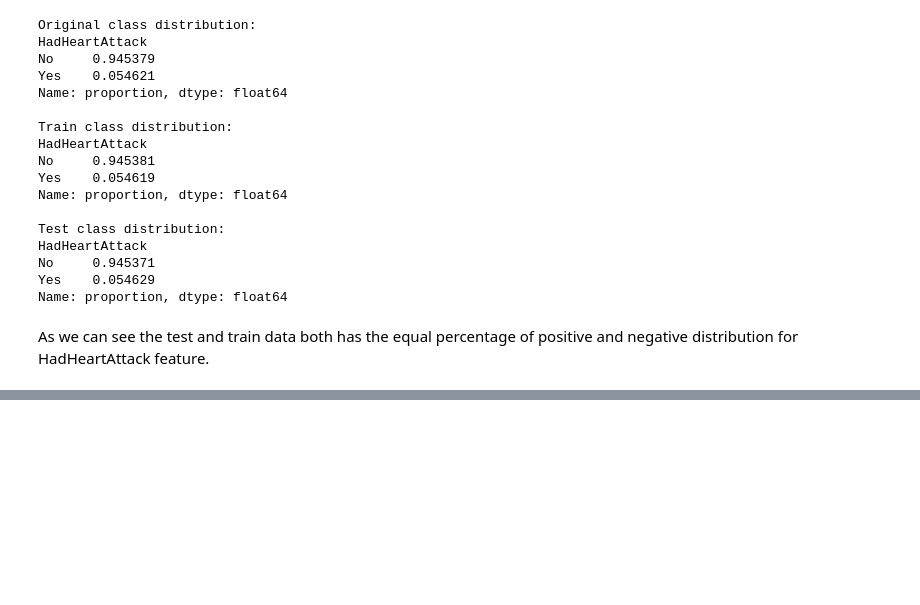
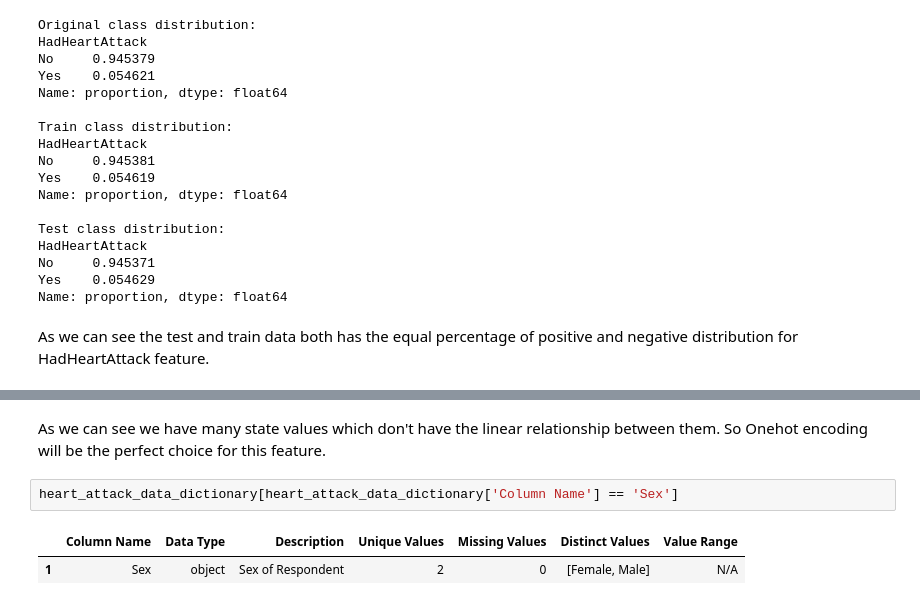
Before and after one commit to nikbhavsar/Heart-Attack-Prediction, a Jupyter notebook: Notebooks/3_DataProcessing_HypothesisTesting.ipynb, the cells around one changed output, grey strips where cells are left out. Saved outputs shown, nothing was run; the diff lists cells and outputs as text; blank space fills up the shorter version.

```diff
--- a/Notebooks/3_DataProcessing_HypothesisTesting.ipynb
+++ b/Notebooks/3_DataProcessing_HypothesisTesting.ipynb
@@ -177,0 +201,7 @@ As we can see the test and train data both has the equal percentage of positive
+# %% [markdown]
+As we can see we have many state values which don't have the linear relationship between them. So Onehot encoding will be the perfect choice for this feature.
+# %%
+heart_attack_data_dictionary[heart_attack_data_dictionary['Column Name'] == 'Sex']
+# %% [output]
+|  | Column Name | Data Type | Description | Unique Values | Missing Values | Distinct Values | Value Range |
+| 1 | Sex | object | Sex of Respondent | 2 | 0 | [Female, Male] | N/A |
```
Also changed, not shown: parts of 23 cells of this notebook, 4 other files.
